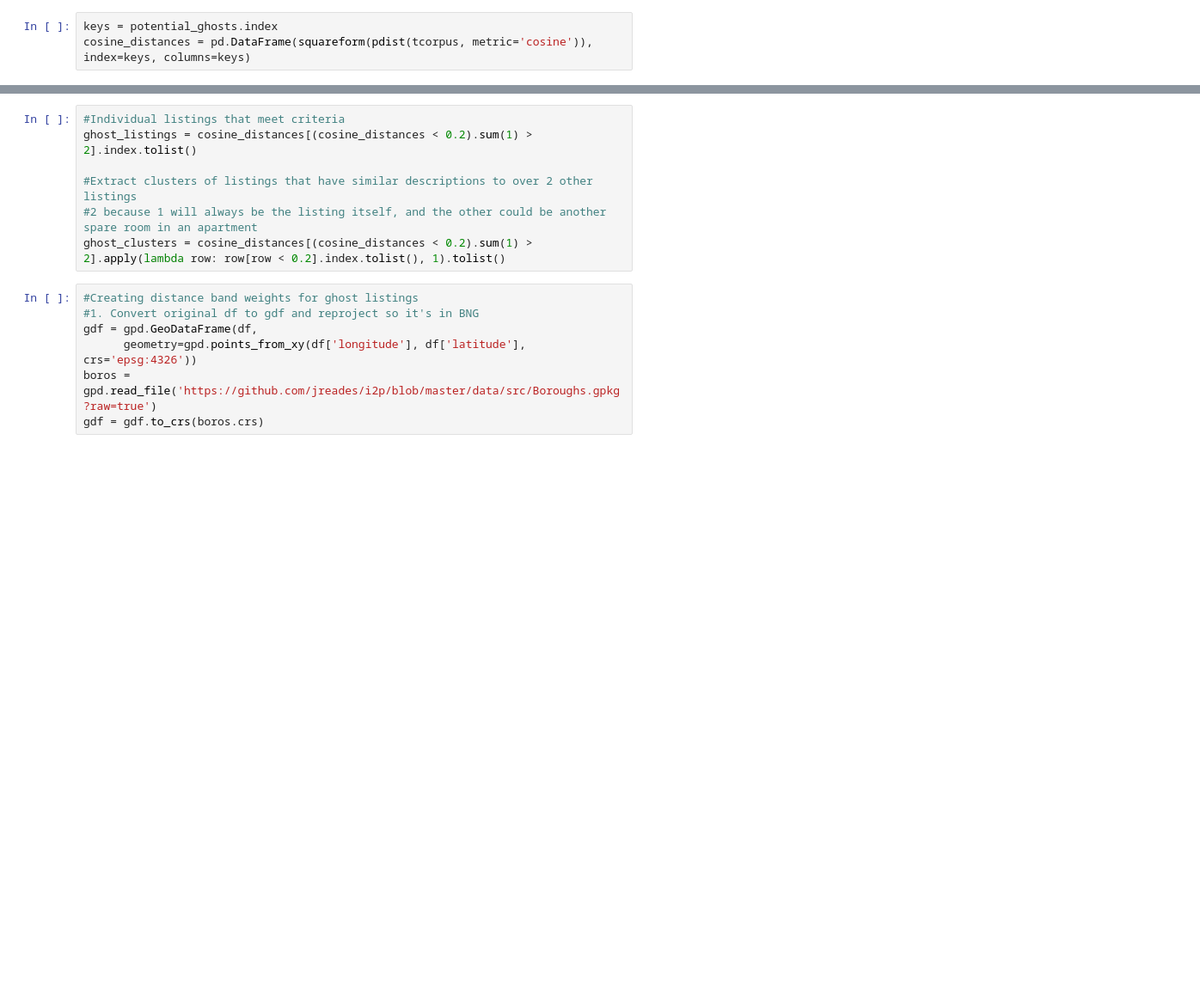
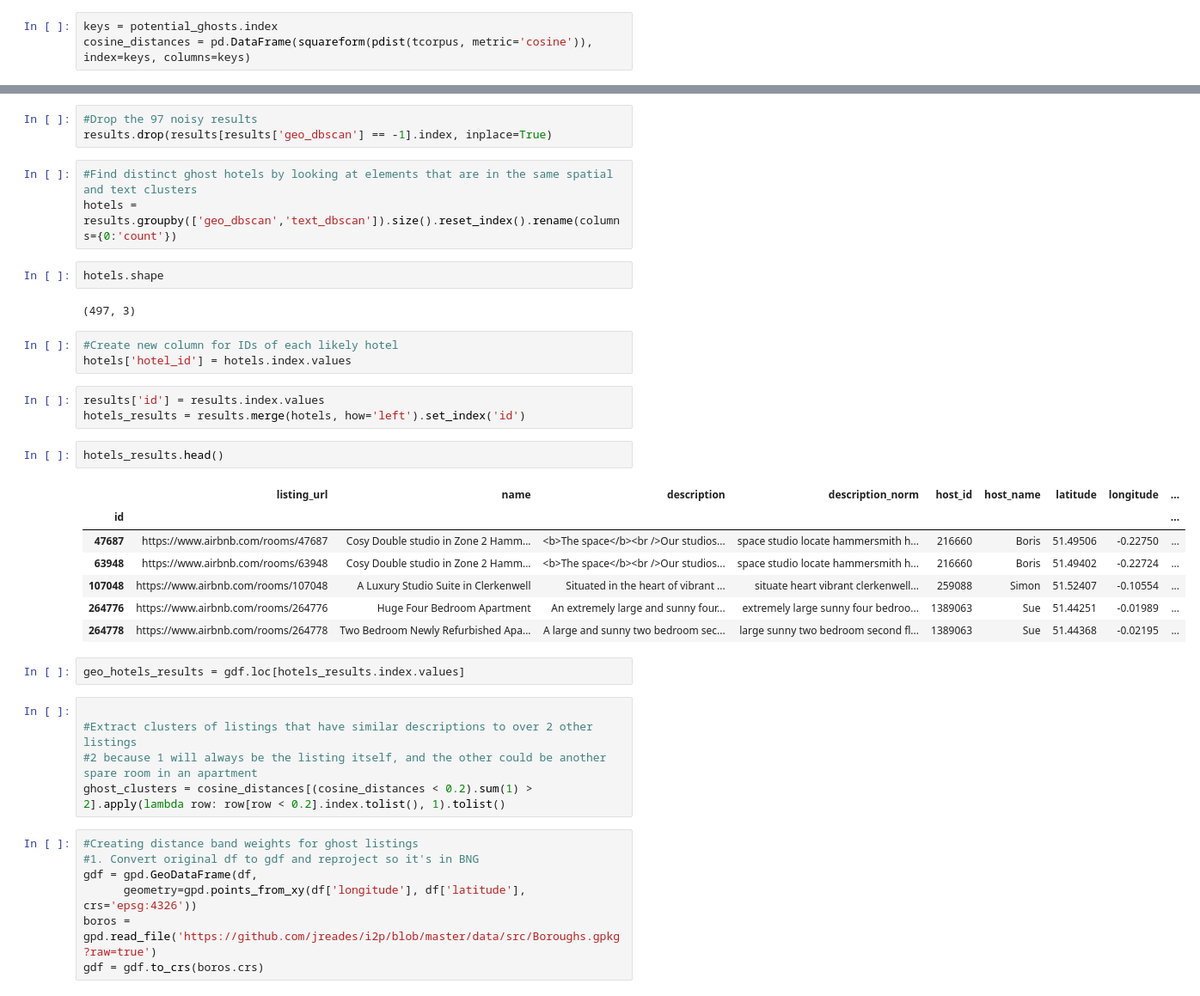
Before and after one commit to caranvr/i2p-assessment, a Jupyter notebook: ghost_hotels2.ipynb, the cells around one changed output, grey strips where cells are left out. Shown at 86% size. Drawn from its saved outputs; the diff is of its cells as text; blank space fills up the shorter version.

```diff
--- a/ghost_hotels2.ipynb
+++ b/ghost_hotels2.ipynb
@@ -80,6 +197,32 @@ cosine_distances = pd.DataFrame(squareform(pdist(tcorpus, metric='cosine')), ind
+# %%
+#Drop the 97 noisy results
+results.drop(results[results['geo_dbscan'] == -1].index, inplace=True)
+# %%
+#Find distinct ghost hotels by looking at elements that are in the same spatial and text clusters
+hotels = results.groupby(['geo_dbscan','text_dbscan']).size().reset_index().rename(columns={0:'count'})
+# %%
+hotels.shape
+# %% [output]
+(497, 3)
+# %%
+#Create new column for IDs of each likely hotel
+hotels['hotel_id'] = hotels.index.values
+# %%
+results['id'] = results.index.values
+hotels_results = results.merge(hotels, how='left').set_index('id')
+# %%
+hotels_results.head()
+# %% [output]
+|  | listing_url | name | description | description_norm | host_id | host_name | latitude | longitude | ... |
+| id |  |  |  |  |  |  |  |  | ... |
+| 47687 | https://www.airbnb.com/rooms/47687 | Cosy Double studio in Zone 2 Hamm... | <b>The space</b><br />Our studios... | space studio locate hammersmith h... | 216660 | Boris | 51.49506 | -0.22750 | ... |
+| 63948 | https://www.airbnb.com/rooms/63948 | Cosy Double studio in Zone 2 Hamm... | <b>The space</b><br />Our studios... | space studio locate hammersmith h... | 216660 | Boris | 51.49402 | -0.22724 | ... |
+| 107048 | https://www.airbnb.com/rooms/107048 | A Luxury Studio Suite in Clerkenwell | Situated in the heart of vibrant ... | situate heart vibrant clerkenwell... | 259088 | Simon | 51.52407 | -0.10554 | ... |
+| 264776 | https://www.airbnb.com/rooms/264776 | Huge Four Bedroom Apartment | An extremely large and sunny four... | extremely large sunny four bedroo... | 1389063 | Sue | 51.44251 | -0.01989 | ... |
+| 264778 | https://www.airbnb.com/rooms/264778 | Two Bedroom Newly Refurbished Apa... | A large and sunny two bedroom sec... | large sunny two bedroom second fl... | 1389063 | Sue | 51.44368 | -0.02195 | ... |
+# %%
+geo_hotels_results = gdf.loc[hotels_results.index.values]
 # %%
-#Individual listings that meet criteria
-ghost_listings = cosine_distances[(cosine_distances < 0.2).sum(1) > 2].index.tolist()
 
 #Extract clusters of listings that have similar descriptions to over 2 other listings
 #2 because 1 will always be the listing itself, and the other could be another spare room in an apartment
```
Also changed, not shown: parts of 20 cells of this notebook.
